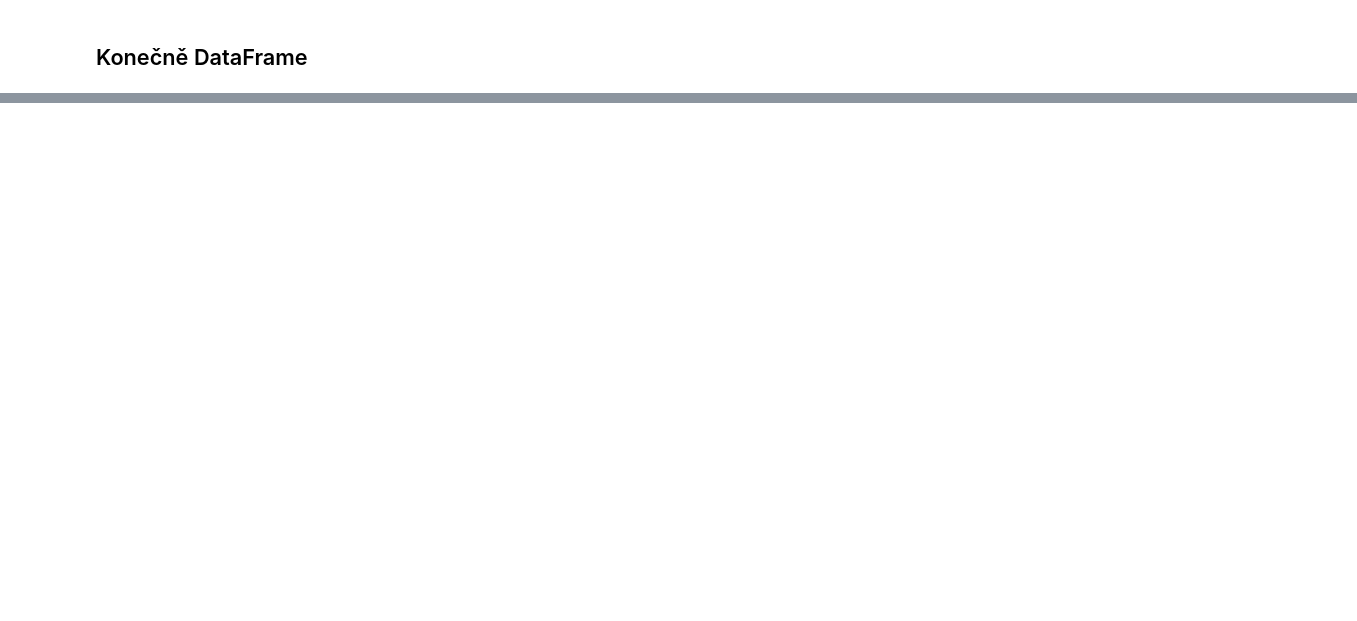
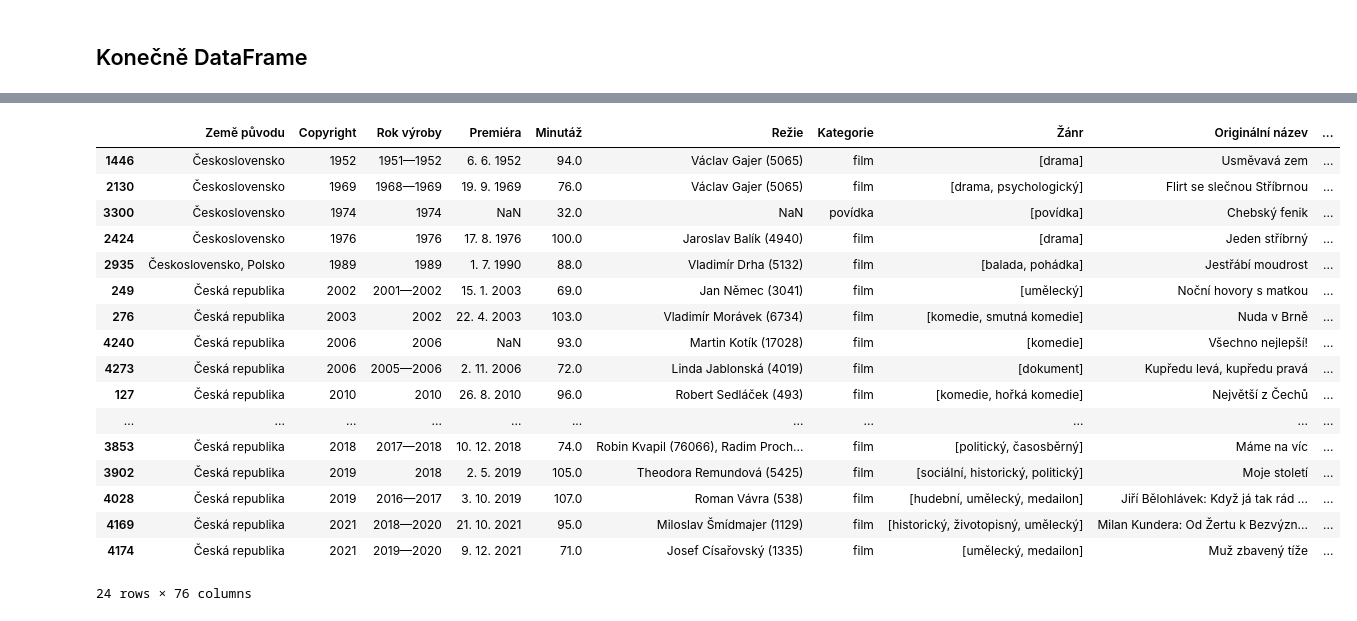
Before and after one commit to DataRozhlas/filmovy-prehled, a Jupyter notebook: 03 scrapování filmů.ipynb, the cells around one changed output, grey strips where cells are left out. Drawn from its saved outputs; the diff is of its cells as text; code cells hidden in the pictures; blank space fills up the shorter version.

```diff
--- a/03 scrapování filmů.ipynb
+++ b/03 scrapování filmů.ipynb
@@ -355,0 +372,6 @@ Name: Originální název, dtype: int64
+# %%
+df["Žánr"] = df["Žánr"].apply(lambda x: str(x).split(","))
+# %%
+df["Minutáž"] = df["Minutáž"].apply(lambda x: str(x).replace(" min",""))
+# %%
+df["Minutáž"] = pd.to_numeric(df["Minutáž"], errors="coerce")
@@ -355,0 +443,21 @@ Name: Originální název, dtype: int64
+# %%
+df[df.Obsah.str.lower().str.contains("brno", na=False)].sort_values(by="Copyright")
+# %% [output]
+|  | Země původu | Copyright | Rok výroby | Premiéra | Minutáž | Režie | Kategorie | Žánr | Originální název | ... |
+| 1446 | Československo | 1952 | 1951—1952 | 6. 6. 1952 | 94.0 | Václav Gajer (5065) | film | [drama] | Usměvavá zem | ... |
+| 2130 | Československo | 1969 | 1968—1969 | 19. 9. 1969 | 76.0 | Václav Gajer (5065) | film | [drama, psychologický] | Flirt se slečnou Stříbrnou | ... |
+| 3300 | Československo | 1974 | 1974 | NaN | 32.0 | NaN | povídka | [povídka] | Chebský fenik | ... |
+| 2424 | Československo | 1976 | 1976 | 17. 8. 1976 | 100.0 | Jaroslav Balík (4940) | film | [drama] | Jeden stříbrný | ... |
+| 2935 | Československo, Polsko | 1989 | 1989 | 1. 7. 1990 | 88.0 | Vladimír Drha (5132) | film | [balada, pohádka] | Jestřábí moudrost | ... |
+| 249 | Česká republika | 2002 | 2001—2002 | 15. 1. 2003 | 69.0 | Jan Němec (3041) | film | [umělecký] | Noční hovory s matkou | ... |
+| 276 | Česká republika | 2003 | 2002 | 22. 4. 2003 | 103.0 | Vladimír Morávek (6734) | film | [komedie, smutná komedie] | Nuda v Brně | ... |
+| 4240 | Česká republika | 2006 | 2006 | NaN | 93.0 | Martin Kotík (17028) | film | [komedie] | Všechno nejlepší! | ... |
+| 4273 | Česká republika | 2006 | 2005—2006 | 2. 11. 2006 | 72.0 | Linda Jablonská (4019) | film | [dokument] | Kupředu levá, kupředu pravá | ... |
+| 127 | Česká republika | 2010 | 2010 | 26. 8. 2010 | 96.0 | Robert Sedláček (493) | film | [komedie, hořká komedie] | Největší z Čechů | ... |
+| ... | ... | ... | ... | ... | ... | ... | ... | ... | ... | ... |
+| 3853 | Česká republika | 2018 | 2017—2018 | 10. 12. 2018 | 74.0 | Robin Kvapil (76066), Radim Proch... | film | [politický, časosběrný] | Máme na víc | ... |
+| 3902 | Česká republika | 2019 | 2018 | 2. 5. 2019 | 105.0 | Theodora Remundová (5425) | film | [sociální, historický, politický] | Moje století | ... |
+| 4028 | Česká republika | 2019 | 2016—2017 | 3. 10. 2019 | 107.0 | Roman Vávra (538) | film | [hudební, umělecký, medailon] | Jiří Bělohlávek: Když já tak rád ... | ... |
+| 4169 | Česká republika | 2021 | 2018—2020 | 21. 10. 2021 | 95.0 | Miloslav Šmídmajer (1129) | film | [historický, životopisný, umělecký] | Milan Kundera: Od Žertu k Bezvýzn... | ... |
+| 4174 | Česká republika | 2021 | 2019—2020 | 9. 12. 2021 | 71.0 | Josef Císařovský (1335) | film | [umělecký, medailon] | Muž zbavený tíže | ... |
+24 rows × 76 columns
```
Also changed, not shown: parts of 28 cells of this notebook, 3 other files.
